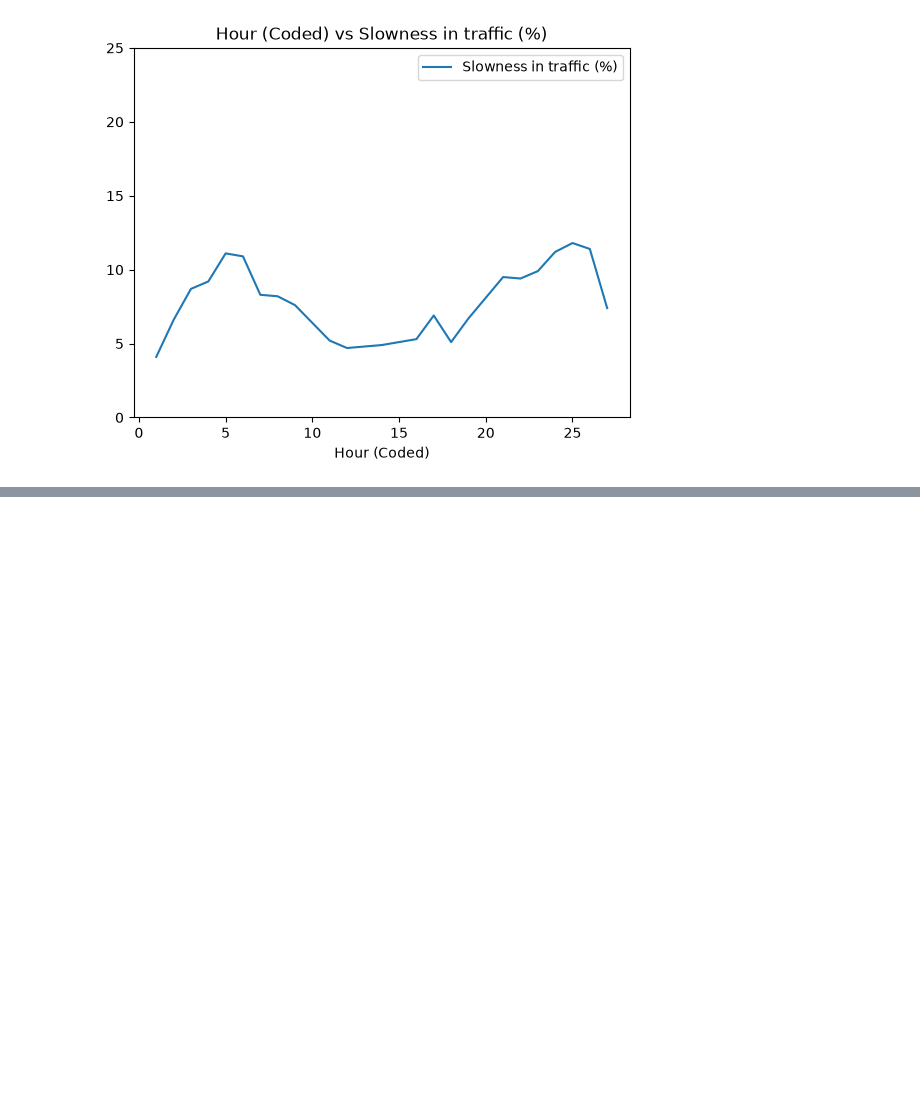
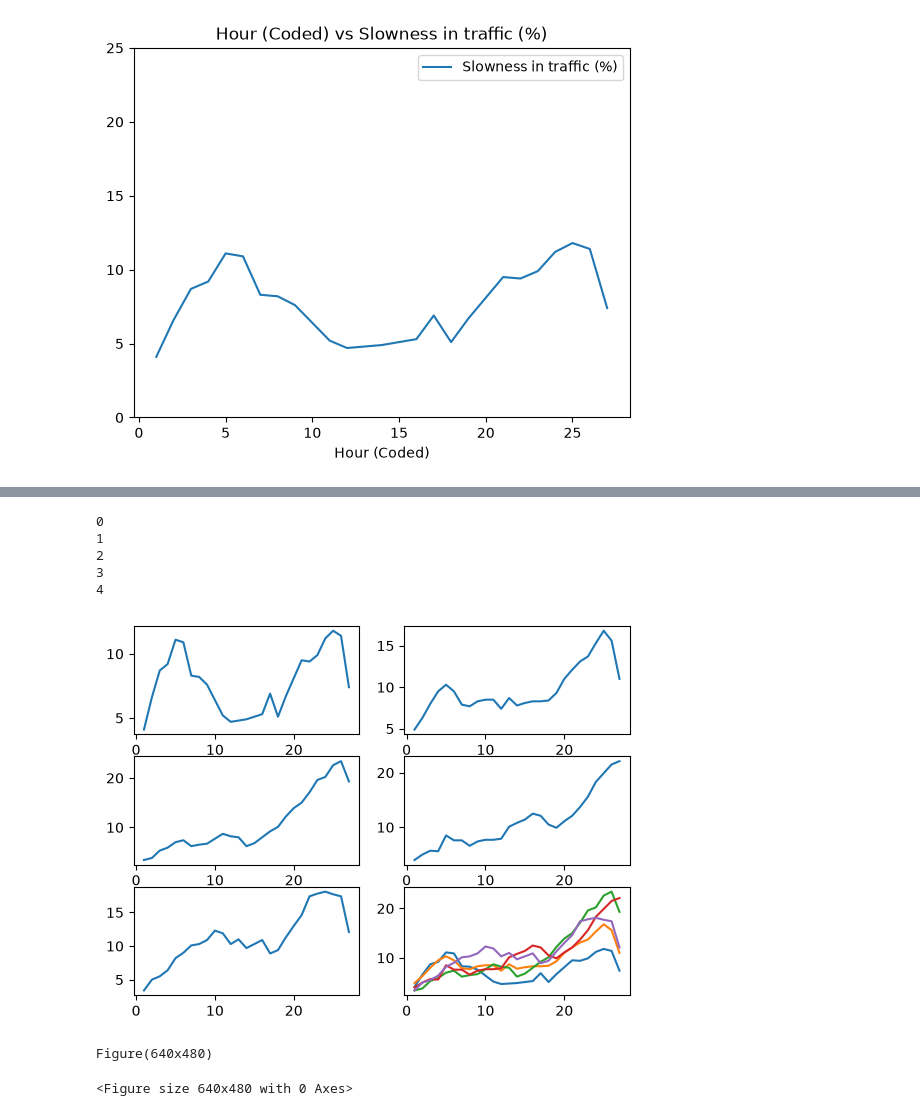
Before and after one commit to dnlsyfq/py_dataquest_traffic_sao_paulo, a Jupyter notebook: workbook.ipynb, the cells around one changed output, grey strips where cells are left out. Cells and saved outputs as stored; diff of their text form; code cells hidden in the pictures; blank space fills up the shorter version.

```diff
--- a/workbook.ipynb
+++ b/workbook.ipynb
@@ -41,0 +69,30 @@ plt.show()
+# %%
+for idx in range(5):
+    print(idx)
+# %% [output]
+0
+1
+2
+3
+4
+# %%
+plt.figure()
+
+for day,idx in zip( traffic_per_day.keys(), range(5)  ):
+    plt.subplot(3,2,idx+1)
+    plt.plot(traffic_per_day[day]['Hour (Coded)'],traffic_per_day[day]['Slowness in traffic (%)'],label=f'{day}')
+
+
+for day in traffic_per_day.keys():
+    plt.subplot(3,2,6)
+    plt.plot(traffic_per_day[day]['Hour (Coded)'],traffic_per_day[day]['Slowness in traffic (%)'],label=f'{day}')
+
+
+plt.show()
+# %% [output]
+[figure, added]
+# %%
+print(plt.figure())
+# %% [output]
+Figure(640x480)
+<Figure size 640x480 with 0 Axes>
```
Also changed, not shown: parts of 5 cells of this notebook.
